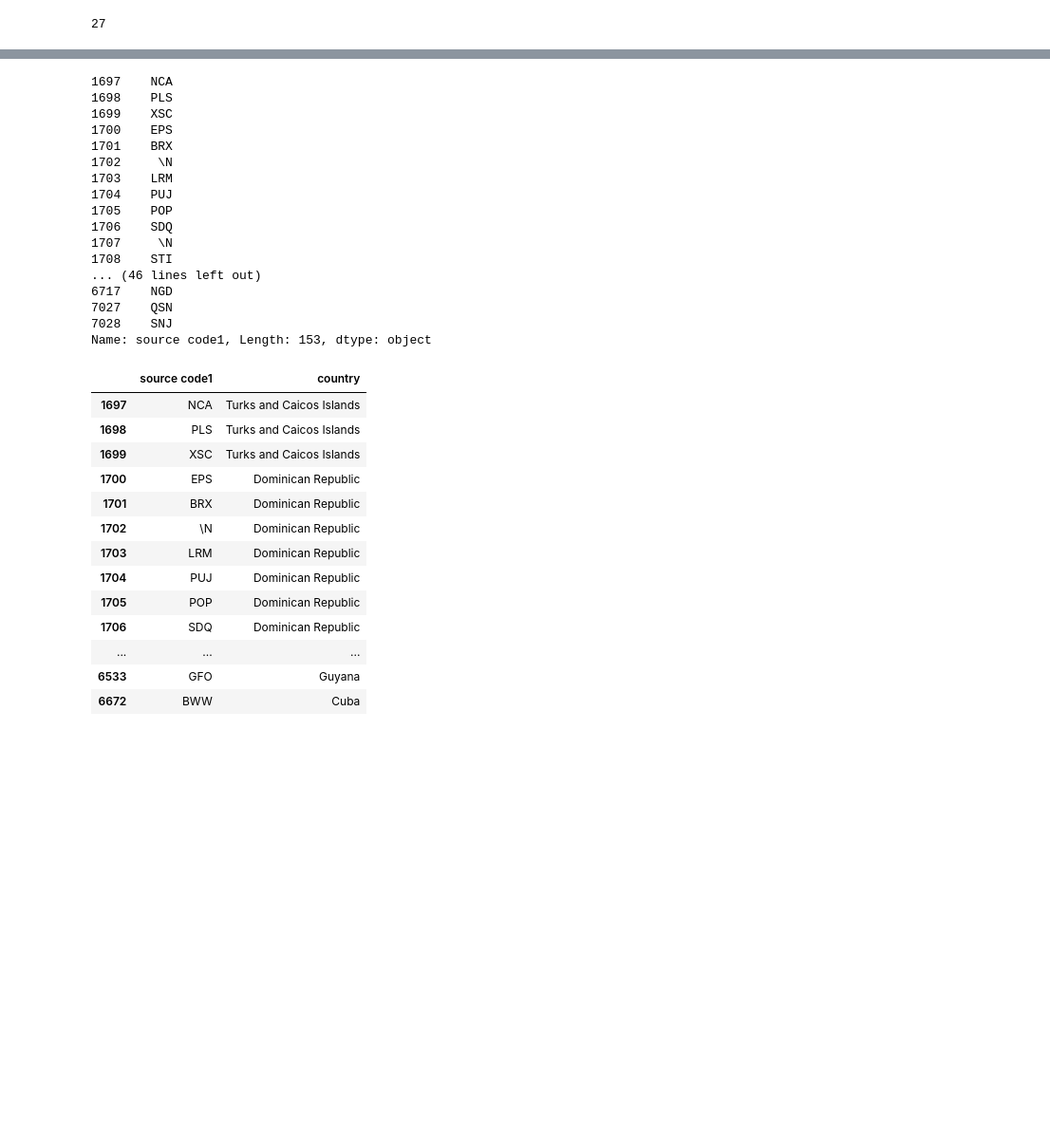
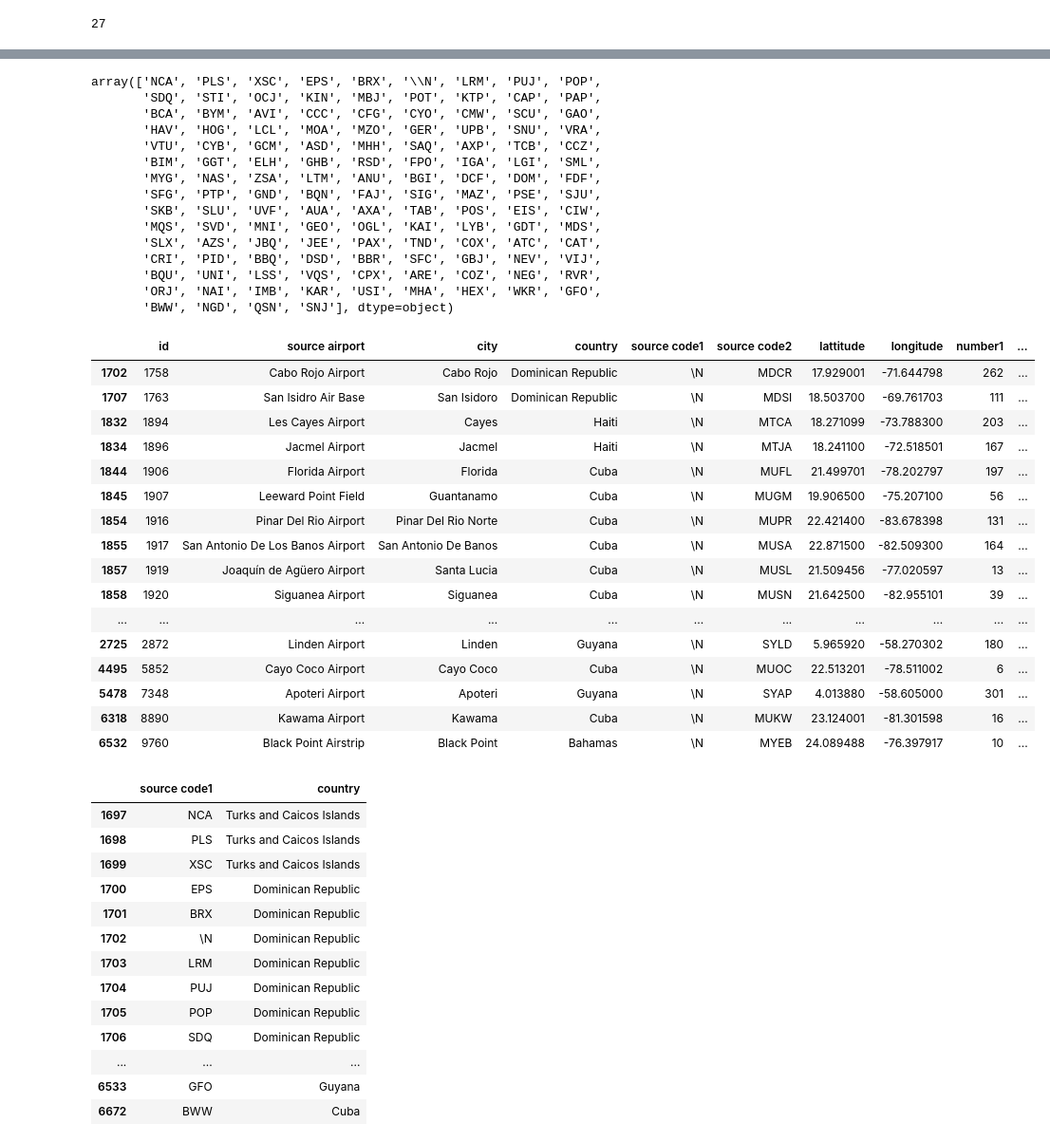
Before and after one commit to jsleslie/Airlines_visualization, a Jupyter notebook: Airlines.ipynb, the cells around one changed output, grey strips where cells are left out. Shown at 95% size. Cells and saved outputs as stored; diff of their text form; code cells hidden in the pictures; blank space fills up the shorter version.

```diff
--- a/Airlines.ipynb
+++ b/Airlines.ipynb
@@ -106,23 +95,41 @@ Reg_airports
 # %%
-Reg_airports['source code1']
+Reg_airports['source code1'].unique()
 # %% [output]
-1697    NCA
-1698    PLS
-1699    XSC
-1700    EPS
-1701    BRX
-1702     \N
-1703    LRM
-1704    PUJ
-1705    POP
-1706    SDQ
-1707     \N
-1708    STI
-... (46 lines left out)
-6717    NGD
-7027    QSN
-7028    SNJ
-Name: source code1, Length: 153, dtype: object
+array(['NCA', 'PLS', 'XSC', 'EPS', 'BRX', '\\N', 'LRM', 'PUJ', 'POP',
+       'SDQ', 'STI', 'OCJ', 'KIN', 'MBJ', 'POT', 'KTP', 'CAP', 'PAP',
+       'BCA', 'BYM', 'AVI', 'CCC', 'CFG', 'CYO', 'CMW', 'SCU', 'GAO',
+       'HAV', 'HOG', 'LCL', 'MOA', 'MZO', 'GER', 'UPB', 'SNU', 'VRA',
+       'VTU', 'CYB', 'GCM', 'ASD', 'MHH', 'SAQ', 'AXP', 'TCB', 'CCZ',
+       'BIM', 'GGT', 'ELH', 'GHB', 'RSD', 'FPO', 'IGA', 'LGI', 'SML',
+       'MYG', 'NAS', 'ZSA', 'LTM', 'ANU', 'BGI', 'DCF', 'DOM', 'FDF',
+       'SFG', 'PTP', 'GND', 'BQN', 'FAJ', 'SIG', 'MAZ', 'PSE', 'SJU',
+       'SKB', 'SLU', 'UVF', 'AUA', 'AXA', 'TAB', 'POS', 'EIS', 'CIW',
+       'MQS', 'SVD', 'MNI', 'GEO', 'OGL', 'KAI', 'LYB', 'GDT', 'MDS',
+       'SLX', 'AZS', 'JBQ', 'JEE', 'PAX', 'TND', 'COX', 'ATC', 'CAT',
+       'CRI', 'PID', 'BBQ', 'DSD', 'BBR', 'SFC', 'GBJ', 'NEV', 'VIJ',
+       'BQU', 'UNI', 'LSS', 'VQS', 'CPX', 'ARE', 'COZ', 'NEG', 'RVR',
+       'ORJ', 'NAI', 'IMB', 'KAR', 'USI', 'MHA', 'HEX', 'WKR', 'GFO',
+       'BWW', 'NGD', 'QSN', 'SNJ'], dtype=object)
+# %%
+Reg_airports[Reg_airports['source code1'] == '\\N']
+# %% [output]
+|  | id | source airport | city | country | source code1 | source code2 | lattitude | longitude | number1 | ... |
+| 1702 | 1758 | Cabo Rojo Airport | Cabo Rojo | Dominican Republic | \N | MDCR | 17.929001 | -71.644798 | 262 | ... |
+| 1707 | 1763 | San Isidro Air Base | San Isidoro | Dominican Republic | \N | MDSI | 18.503700 | -69.761703 | 111 | ... |
+| 1832 | 1894 | Les Cayes Airport | Cayes | Haiti | \N | MTCA | 18.271099 | -73.788300 | 203 | ... |
+| 1834 | 1896 | Jacmel Airport | Jacmel | Haiti | \N | MTJA | 18.241100 | -72.518501 | 167 | ... |
+| 1844 | 1906 | Florida Airport | Florida | Cuba | \N | MUFL | 21.499701 | -78.202797 | 197 | ... |
+| 1845 | 1907 | Leeward Point Field | Guantanamo | Cuba | \N | MUGM | 19.906500 | -75.207100 | 56 | ... |
+| 1854 | 1916 | Pinar Del Rio Airport | Pinar Del Rio Norte | Cuba | \N | MUPR | 22.421400 | -83.678398 | 131 | ... |
+| 1855 | 1917 | San Antonio De Los Banos Airport | San Antonio De Banos | Cuba | \N | MUSA | 22.871500 | -82.509300 | 164 | ... |
+| 1857 | 1919 | Joaquín de Agüero Airport | Santa Lucia | Cuba | \N | MUSL | 21.509456 | -77.020597 | 13 | ... |
+| 1858 | 1920 | Siguanea Airport | Siguanea | Cuba | \N | MUSN | 21.642500 | -82.955101 | 39 | ... |
+| ... | ... | ... | ... | ... | ... | ... | ... | ... | ... | ... |
+| 2725 | 2872 | Linden Airport | Linden | Guyana | \N | SYLD | 5.965920 | -58.270302 | 180 | ... |
+| 4495 | 5852 | Cayo Coco Airport | Cayo Coco | Cuba | \N | MUOC | 22.513201 | -78.511002 | 6 | ... |
+| 5478 | 7348 | Apoteri Airport | Apoteri | Guyana | \N | SYAP | 4.013880 | -58.605000 | 301 | ... |
+| 6318 | 8890 | Kawama Airport | Kawama | Cuba | \N | MUKW | 23.124001 | -81.301598 | 16 | ... |
+| 6532 | 9760 | Black Point Airstrip | Black Point | Bahamas | \N | MYEB | 24.089488 | -76.397917 | 10 | ... |
 # %%
 # The routes table uses IATA airport codes
 # The next goal is filter the routes table into 3 categories
```
Also changed, not shown: parts of 14 cells of this notebook.
